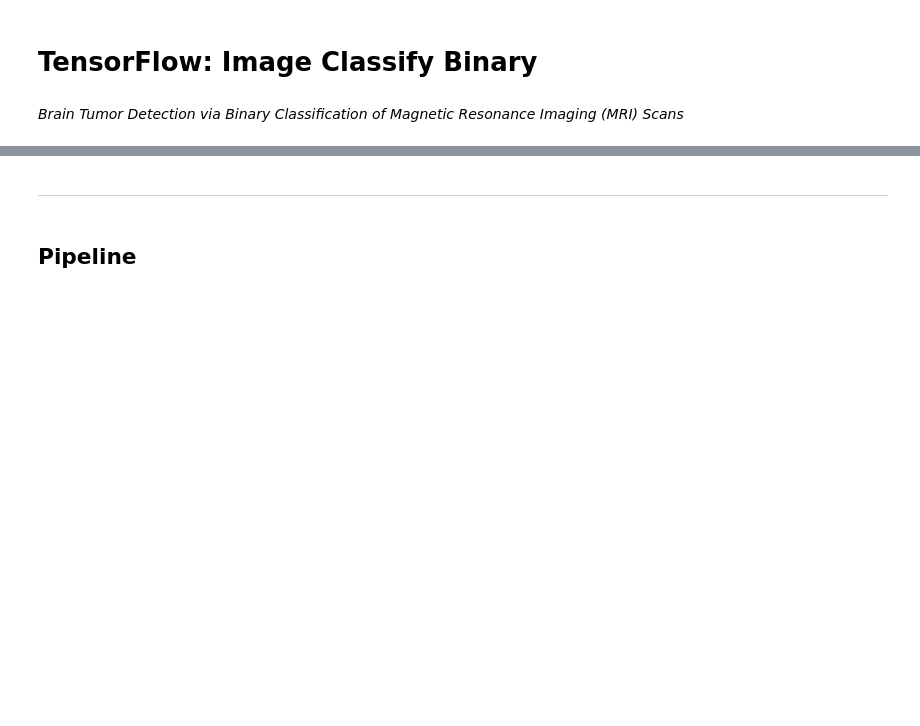
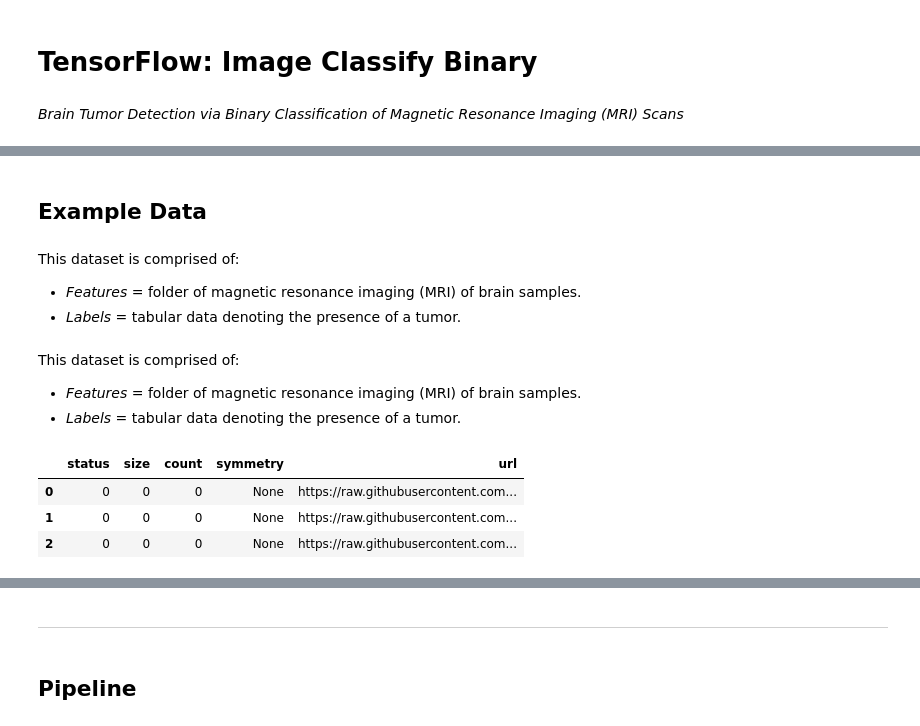
Before and after one commit to aiqc/AIQC, a Jupyter notebook: docs/notebooks/gallery/tensorflow/img_class.ipynb, the cells around one changed output, grey strips where cells are left out. Saved outputs shown, nothing was run; the diff lists cells and outputs as text; code cells hidden in the pictures; blank space fills up the shorter version.

```diff
--- a/docs/notebooks/gallery/tensorflow/img_class.ipynb
+++ b/docs/notebooks/gallery/tensorflow/img_class.ipynb
@@ -7 +13,13 @@
+# %% [markdown]
+## Example Data
+# %% [markdown]
+This dataset is comprised of:
+
+* *Features* = folder of magnetic resonance imaging (MRI) of brain samples.
+* *Labels* = tabular data denoting the presence of a tumor.
+# %% [markdown]
+This dataset is comprised of:
+
+* *Features* = folder of magnetic resonance imaging (MRI) of brain samples.
+* *Labels* = tabular data denoting the presence of a tumor.
 # %%
@@ -8,0 +28,10 @@ from aiqc import mlops, datum
+# %%
+df = datum.to_pandas('brain_tumor.csv')
+dataset_label = Dataset.Tabular.from_pandas(dataframe=df)
+# %%
+dataset_label.to_pandas().head(3)
+# %% [output]
+|  | status | size | count | symmetry | url |
+| 0 | 0 | 0 | 0 | None | https://raw.githubusercontent.com... |
+| 1 | 0 | 0 | 0 | None | https://raw.githubusercontent.com... |
+| 2 | 0 | 0 | 0 | None | https://raw.githubusercontent.com... |
```
Also changed, not shown: parts of 22 cells of this notebook, 1 other file.
